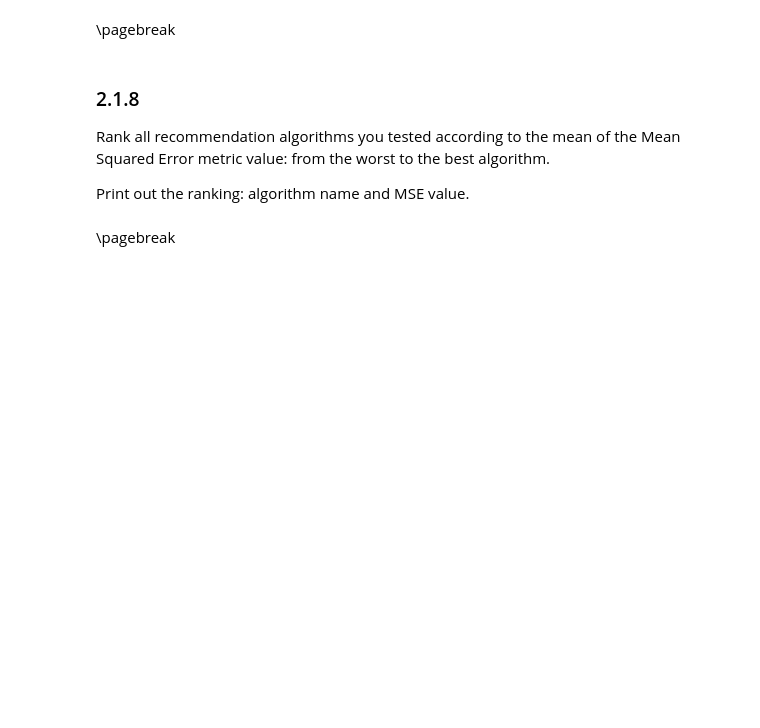
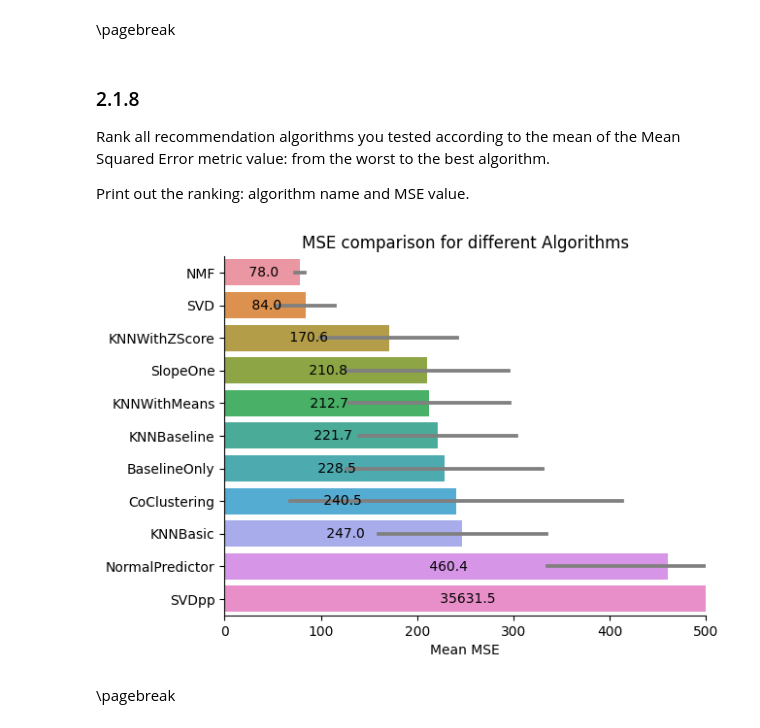
Before and after one commit to Mamiglia/ADM-LT_HW2, a Jupyter notebook: DMT2023_HW2.ipynb, the cells around one changed output. Drawn from its saved outputs; the diff is of its cells as text; code cells hidden in the pictures; blank space fills up the shorter version.

Commit message:
2.1.9, 2.2.1, redo graph in 2.1.8

```diff
--- a/DMT2023_HW2.ipynb
+++ b/DMT2023_HW2.ipynb
@@ -909,23 +909,45 @@ Print out the ranking: algorithm name and MSE value.
 # %%
 #YOUR CODE STARTS HERE#
 performance = pd.DataFrame({
     'algo': acc.keys(),
     'mmse': [np.mean(d['test_mse']) for d in acc.values()],
     'sd_mse': [np.std(d['test_mse']) for d in acc.values()],
     'mean_fit_time': [np.mean(d['fit_time']) for d in acc.values()],
     'mean_test_time': [np.mean(d['test_time']) for d in acc.values()],
 })
 
-sns.barplot(
+performance = pd.DataFrame({
+    'algo': np.repeat(list(acc.keys()), 3),
+    'mmse': np.array([d['test_mse'] for d in acc.values()]).flatten(),
+    'mean_fit_time': np.array([d['fit_time'] for d in acc.values()]).flatten(),
+    'mean_test_time': np.array([d['test_time'] for d in acc.values()]).flatten(),
+})
+
+ax = sns.barplot(
     performance,
     y='algo',
     x='mmse',
-    order=performance.sort_values('mmse').algo,
-    orient='h'
-).set(xlim=(0,500), ylabel='', xlabel='Mean MSE',title='MSE comparison for different Algorithms')
-plt.show()
+    order=performance.groupby('algo').mean().sort_values('mmse').index,
+    orient='h',
+    errorbar='sd',
+    errcolor='grey'
+)
+ax.set(xlim=(0,500), ylabel='', xlabel='Mean MSE',title='MSE comparison for different Algorithms')
+for bars in ax.containers:
+    ax.bar_label(bars, fmt=' %.1f', label_type='center')
+sns.despine(ax=ax)
+
+
+
+
+
+
+
+
 #YOUR CODE ENDS HERE#
 #THIS IS LINE 30#
+# %% [output]
+[figure, added]
 # %% [markdown]
 <div style="page-break-after: always; visibility: hidden">
 \pagebreak
```
Also changed, not shown: parts of 3 cells of this notebook.
